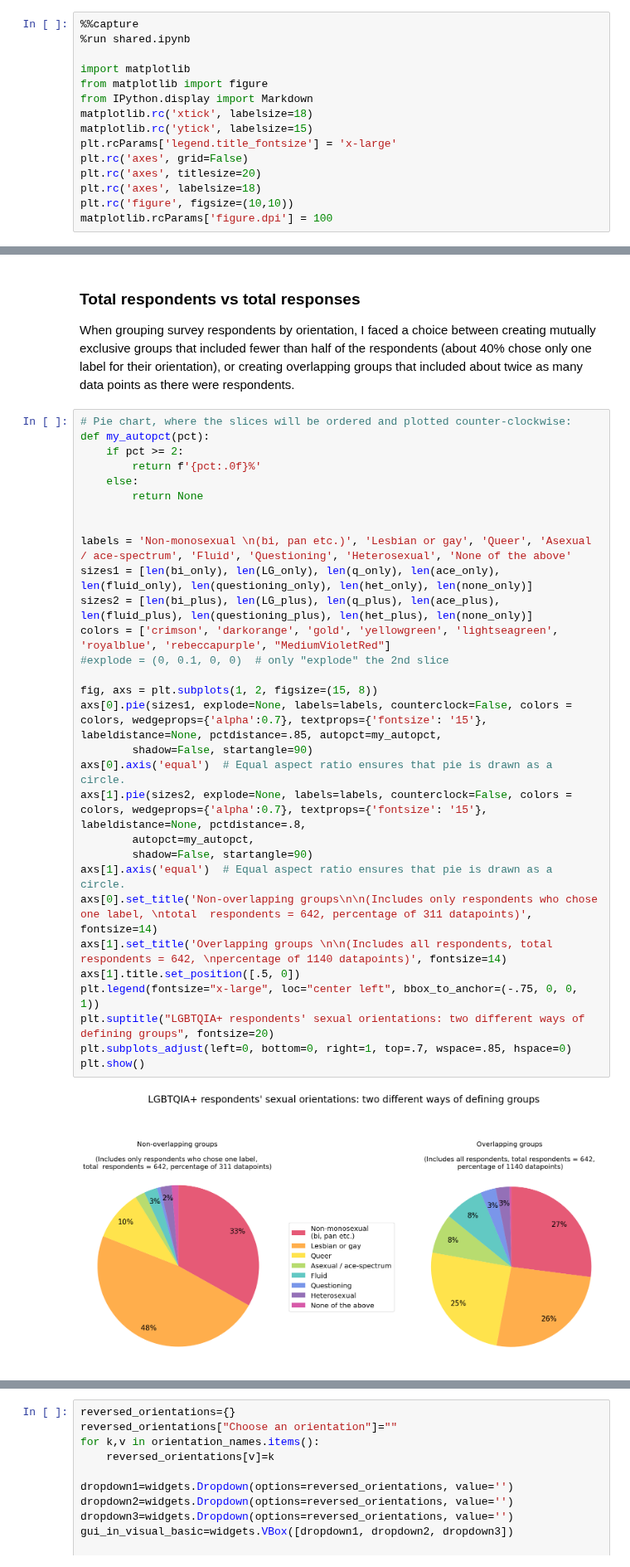
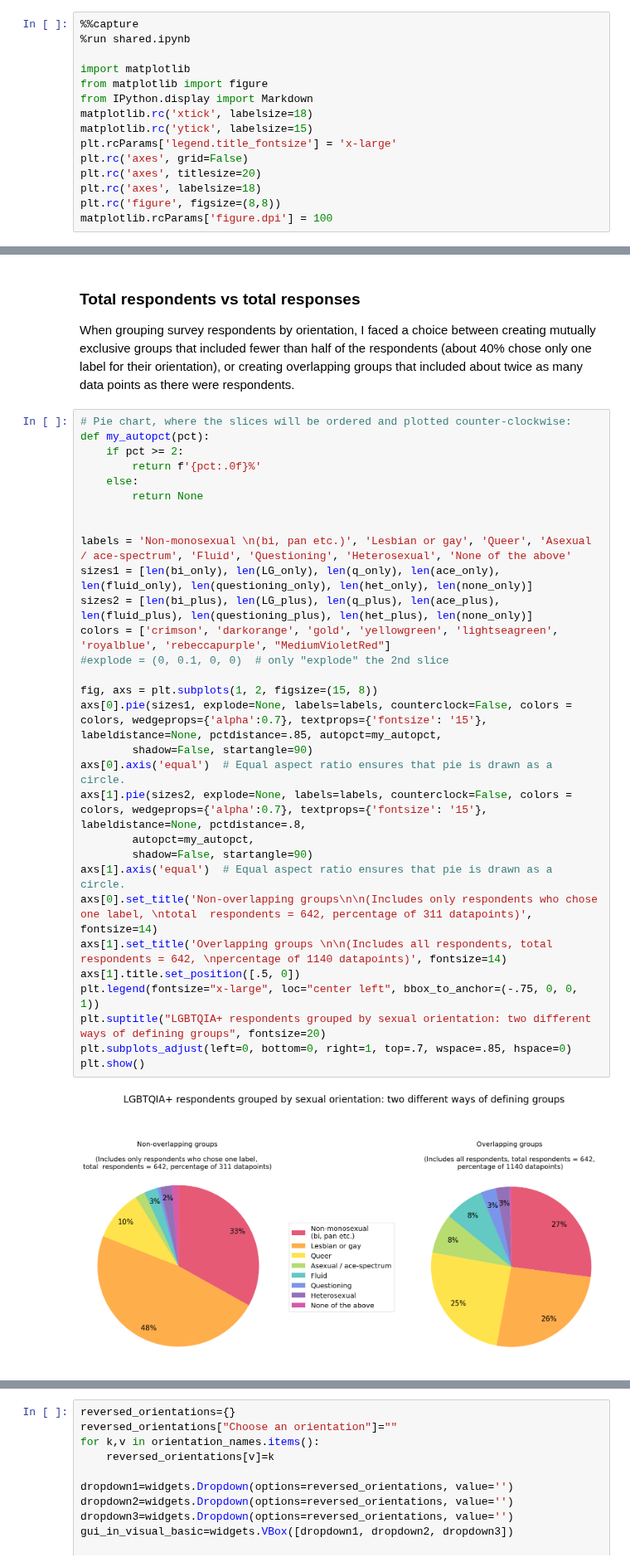
Before and after one commit to kiradelmar/Bibliotek-for-alle, a Jupyter notebook: InteractiveVenn.ipynb, the cells around one changed output, grey strips where cells are left out. Shown at 83% size. Saved outputs shown, nothing was run; the diff lists cells and outputs as text.

```diff
--- a/InteractiveVenn.ipynb
+++ b/InteractiveVenn.ipynb
@@ -11,5 +11,5 @@ plt.rcParams['legend.title_fontsize'] = 'x-large'
 plt.rc('axes', grid=False)
 plt.rc('axes', titlesize=20)
 plt.rc('axes', labelsize=18)
-plt.rc('figure', figsize=(10,10))
+plt.rc('figure', figsize=(8,8))
 matplotlib.rcParams['figure.dpi'] = 100
@@ -32,33 +34,33 @@ When grouping survey respondents by orientation, I faced a choice between creati
 # %%
 # Pie chart, where the slices will be ordered and plotted counter-clockwise:
 def my_autopct(pct):
     if pct >= 2:
         return f'{pct:.0f}%'
     else:
         return None
 
 
 labels = 'Non-monosexual \n(bi, pan etc.)', 'Lesbian or gay', 'Queer', 'Asexual / ace-spectrum', 'Fluid', 'Questioning', 'Heterosexual', 'None of the above'
 sizes1 = [len(bi_only), len(LG_only), len(q_only), len(ace_only), len(fluid_only), len(questioning_only), len(het_only), len(none_only)]
 sizes2 = [len(bi_plus), len(LG_plus), len(q_plus), len(ace_plus), len(fluid_plus), len(questioning_plus), len(het_plus), len(none_only)]
 colors = ['crimson', 'darkorange', 'gold', 'yellowgreen', 'lightseagreen', 'royalblue', 'rebeccapurple', "MediumVioletRed"]
 #explode = (0, 0.1, 0, 0)  # only "explode" the 2nd slice
 
 fig, axs = plt.subplots(1, 2, figsize=(15, 8))
 axs[0].pie(sizes1, explode=None, labels=labels, counterclock=False, colors = colors, wedgeprops={'alpha':0.7}, textprops={'fontsize': '15'}, labeldistance=None, pctdistance=.85, autopct=my_autopct,
         shadow=False, startangle=90)
 axs[0].axis('equal')  # Equal aspect ratio ensures that pie is drawn as a circle.
 axs[1].pie(sizes2, explode=None, labels=labels, counterclock=False, colors = colors, wedgeprops={'alpha':0.7}, textprops={'fontsize': '15'}, labeldistance=None, pctdistance=.8,
         autopct=my_autopct,
         shadow=False, startangle=90)
 axs[1].axis('equal')  # Equal aspect ratio ensures that pie is drawn as a circle.
 axs[0].set_title('Non-overlapping groups\n\n(Includes only respondents who chose one label, \ntotal  respondents = 642, percentage of 311 datapoints)', fontsize=14)
 axs[1].set_title('Overlapping groups \n\n(Includes all respondents, total respondents = 642, \npercentage of 1140 datapoints)', fontsize=14)
 axs[1].title.set_position([.5, 0])
 plt.legend(fontsize="x-large", loc="center left", bbox_to_anchor=(-.75, 0, 0, 1))
-plt.suptitle("LGBTQIA+ respondents' sexual orientations: two different ways of defining groups", fontsize=20)
+plt.suptitle("LGBTQIA+ respondents grouped by sexual orientation: two different ways of defining groups", fontsize=20)
 plt.subplots_adjust(left=0, bottom=0, right=1, top=.7, wspace=.85, hspace=0)
 plt.show()
 # %% [output]
-[figure, old version]
+[figure, new version]
 # %% [markdown]
```
Also changed, not shown: parts of 14 cells of this notebook, 1 other file.
